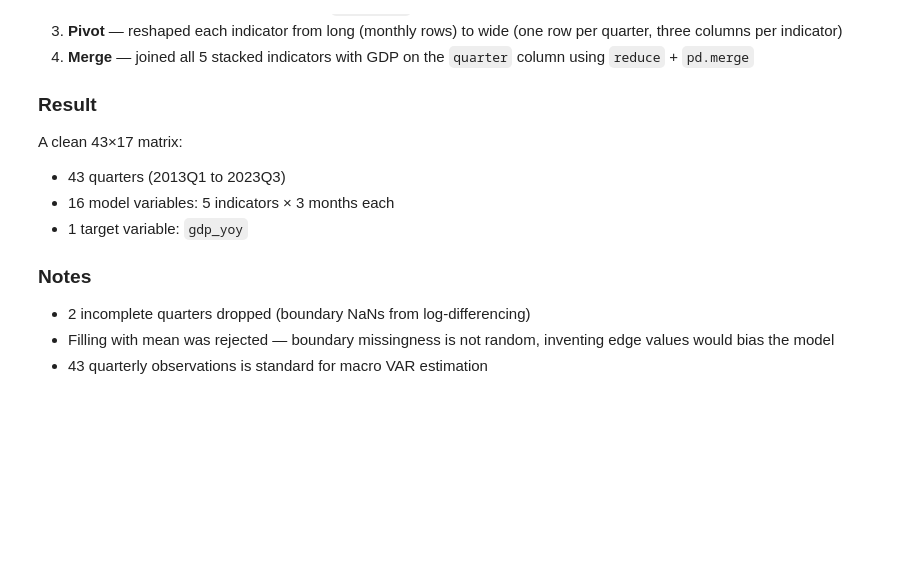
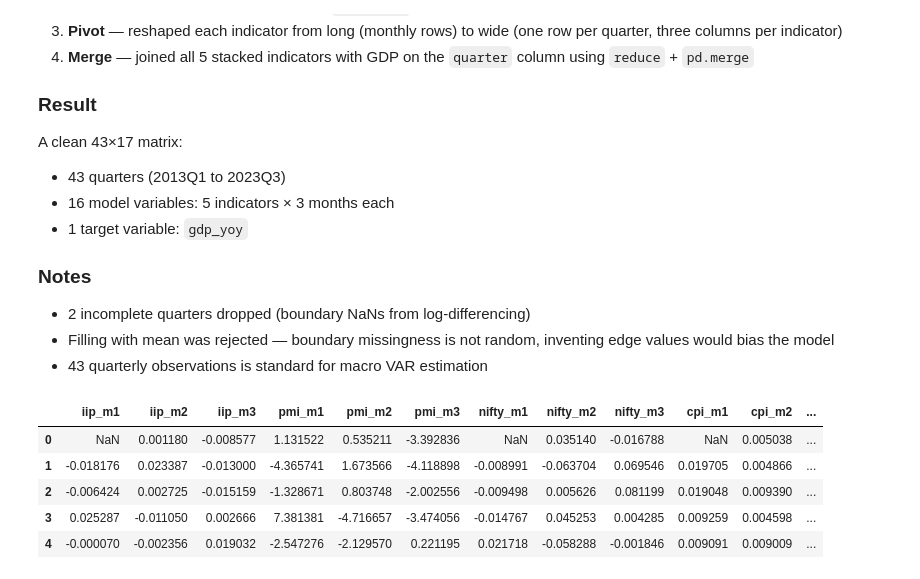
Before and after one commit to TheOnlyUnknown/india-gdp-nowcasting, a Jupyter notebook: Real-Time GDP.ipynb, the cells around one changed output. Drawn from its saved outputs; the diff is of its cells as text; code cells hidden in the pictures; blank space fills up the shorter version.

```diff
--- a/Real-Time GDP.ipynb
+++ b/Real-Time GDP.ipynb
@@ -225,3 +229,14 @@ A clean 43×17 matrix:
 - Filling with mean was rejected — boundary missingness is not random,
   inventing edge values would bias the model
 - 43 quarterly observations is standard for macro VAR estimation
+# %%
+var_data = merged_df.drop(columns = ["quarter"])
+# %%
+var_data.head()
+# %% [output]
+|  | iip_m1 | iip_m2 | iip_m3 | pmi_m1 | pmi_m2 | pmi_m3 | nifty_m1 | nifty_m2 | nifty_m3 | cpi_m1 | cpi_m2 | ... |
+| 0 | NaN | 0.001180 | -0.008577 | 1.131522 | 0.535211 | -3.392836 | NaN | 0.035140 | -0.016788 | NaN | 0.005038 | ... |
+| 1 | -0.018176 | 0.023387 | -0.013000 | -4.365741 | 1.673566 | -4.118898 | -0.008991 | -0.063704 | 0.069546 | 0.019705 | 0.004866 | ... |
+| 2 | -0.006424 | 0.002725 | -0.015159 | -1.328671 | 0.803748 | -2.002556 | -0.009498 | 0.005626 | 0.081199 | 0.019048 | 0.009390 | ... |
+| 3 | 0.025287 | -0.011050 | 0.002666 | 7.381381 | -4.716657 | -3.474056 | -0.014767 | 0.045253 | 0.004285 | 0.009259 | 0.004598 | ... |
+| 4 | -0.000070 | -0.002356 | 0.019032 | -2.547276 | -2.129570 | 0.221195 | 0.021718 | -0.058288 | -0.001846 | 0.009091 | 0.009009 | ... |
```
Also changed, not shown: parts of 16 cells of this notebook.
